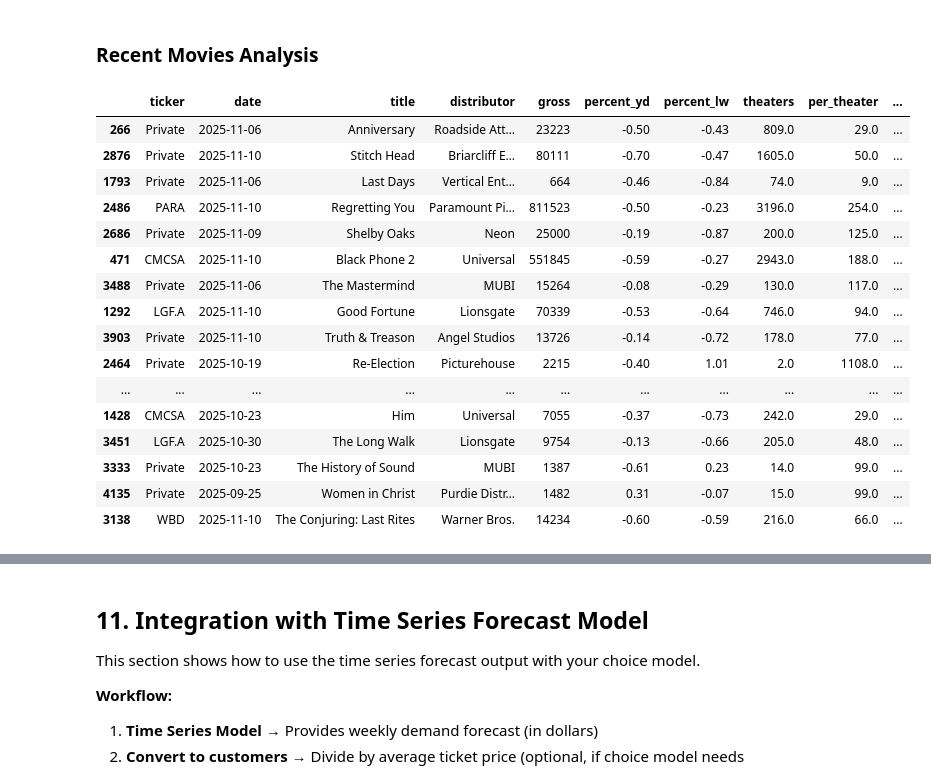
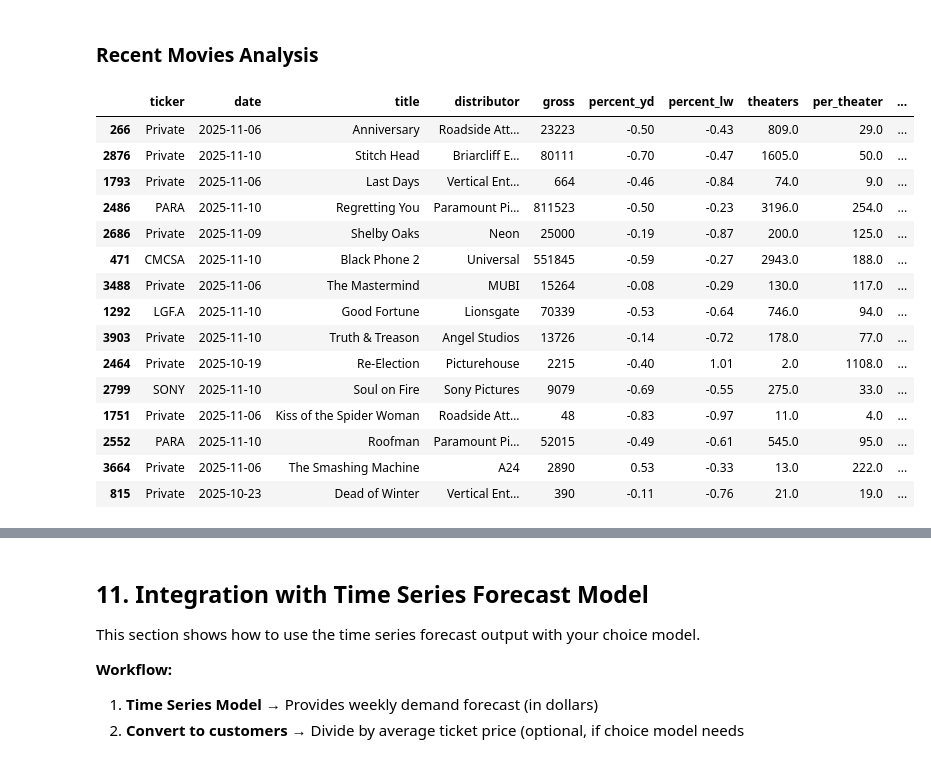
Before and after one commit to skrigel/cinema_by_the_numbers, a Jupyter notebook: predictions/choice_modeling.ipynb, the cells around one changed output, grey strips where cells are left out. Cells and saved outputs as stored; diff of their text form; code cells hidden in the pictures.

```diff
--- a/predictions/choice_modeling.ipynb
+++ b/predictions/choice_modeling.ipynb
@@ -1017,25 +1018,24 @@ def predict_movie_demand_shares(total_demand_forecast, movies_available):
 # %% [markdown]
 ### Recent Movies Analysis
 # %%
-df_choice_clean.sort_values(by='release_date', ascending=False).head(25)
+df_choice_clean.sort_values(by='release_date', ascending=False).head(15)
 # %% [output]
 |  | ticker | date | title | distributor | gross | percent_yd | percent_lw | theaters | per_theater | ... |
 | 266 | Private | 2025-11-06 | Anniversary | Roadside Att… | 23223 | -0.50 | -0.43 | 809.0 | 29.0 | ... |
 | 2876 | Private | 2025-11-10 | Stitch Head | Briarcliff E… | 80111 | -0.70 | -0.47 | 1605.0 | 50.0 | ... |
 | 1793 | Private | 2025-11-06 | Last Days | Vertical Ent… | 664 | -0.46 | -0.84 | 74.0 | 9.0 | ... |
 | 2486 | PARA | 2025-11-10 | Regretting You | Paramount Pi… | 811523 | -0.50 | -0.23 | 3196.0 | 254.0 | ... |
 | 2686 | Private | 2025-11-09 | Shelby Oaks | Neon | 25000 | -0.19 | -0.87 | 200.0 | 125.0 | ... |
 | 471 | CMCSA | 2025-11-10 | Black Phone 2 | Universal | 551845 | -0.59 | -0.27 | 2943.0 | 188.0 | ... |
 | 3488 | Private | 2025-11-06 | The Mastermind | MUBI | 15264 | -0.08 | -0.29 | 130.0 | 117.0 | ... |
 | 1292 | LGF.A | 2025-11-10 | Good Fortune | Lionsgate | 70339 | -0.53 | -0.64 | 746.0 | 94.0 | ... |
 | 3903 | Private | 2025-11-10 | Truth & Treason | Angel Studios | 13726 | -0.14 | -0.72 | 178.0 | 77.0 | ... |
 | 2464 | Private | 2025-10-19 | Re-Election | Picturehouse | 2215 | -0.40 | 1.01 | 2.0 | 1108.0 | ... |
-| ... | ... | ... | ... | ... | ... | ... | ... | ... | ... | ... |
-| 1428 | CMCSA | 2025-10-23 | Him | Universal | 7055 | -0.37 | -0.73 | 242.0 | 29.0 | ... |
-| 3451 | LGF.A | 2025-10-30 | The Long Walk | Lionsgate | 9754 | -0.13 | -0.66 | 205.0 | 48.0 | ... |
-| 3333 | Private | 2025-10-23 | The History of Sound | MUBI | 1387 | -0.61 | 0.23 | 14.0 | 99.0 | ... |
-| 4135 | Private | 2025-09-25 | Women in Christ | Purdie Distr… | 1482 | 0.31 | -0.07 | 15.0 | 99.0 | ... |
-| 3138 | WBD | 2025-11-10 | The Conjuring: Last Rites | Warner Bros. | 14234 | -0.60 | -0.59 | 216.0 | 66.0 | ... |
+| 2799 | SONY | 2025-11-10 | Soul on Fire | Sony Pictures | 9079 | -0.69 | -0.55 | 275.0 | 33.0 | ... |
+| 1751 | Private | 2025-11-06 | Kiss of the Spider Woman | Roadside Att… | 48 | -0.83 | -0.97 | 11.0 | 4.0 | ... |
+| 2552 | PARA | 2025-11-10 | Roofman | Paramount Pi… | 52015 | -0.49 | -0.61 | 545.0 | 95.0 | ... |
+| 3664 | Private | 2025-11-06 | The Smashing Machine | A24 | 2890 | 0.53 | -0.33 | 13.0 | 222.0 | ... |
+| 815 | Private | 2025-10-23 | Dead of Winter | Vertical Ent… | 390 | -0.11 | -0.76 | 21.0 | 19.0 | ... |
 # %%
 # Display recent movies
 print("Recent movies selected:")
```
Also changed, not shown: parts of 7 cells of this notebook, 4 other files.
